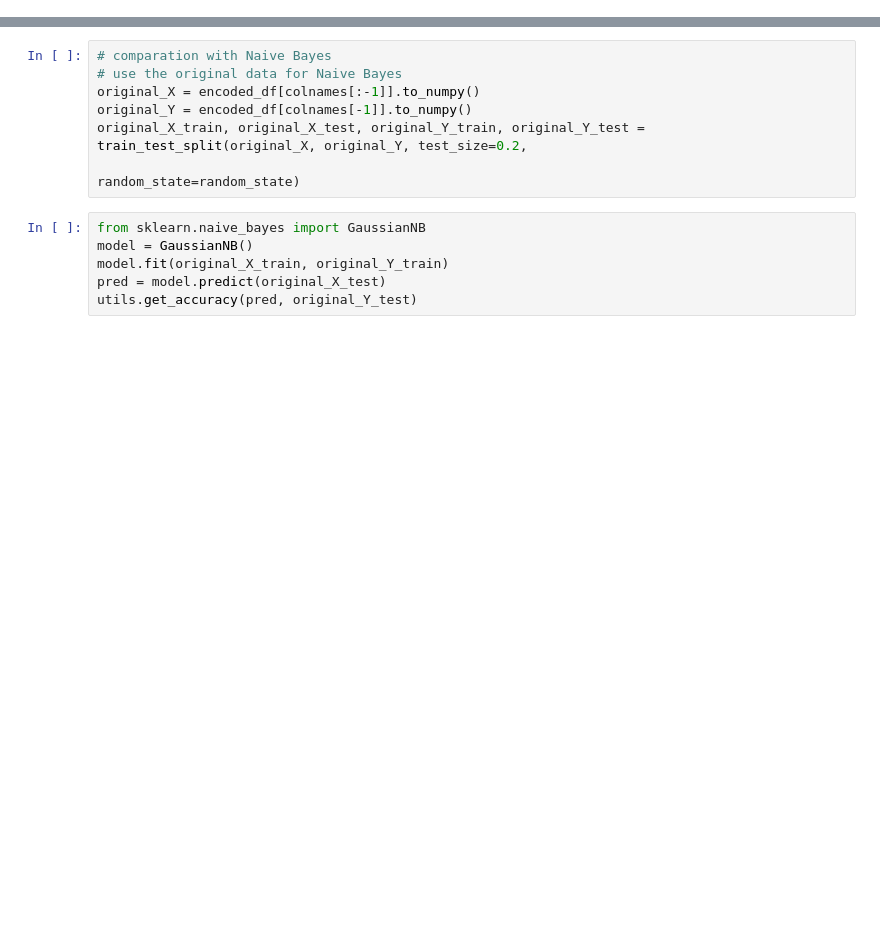
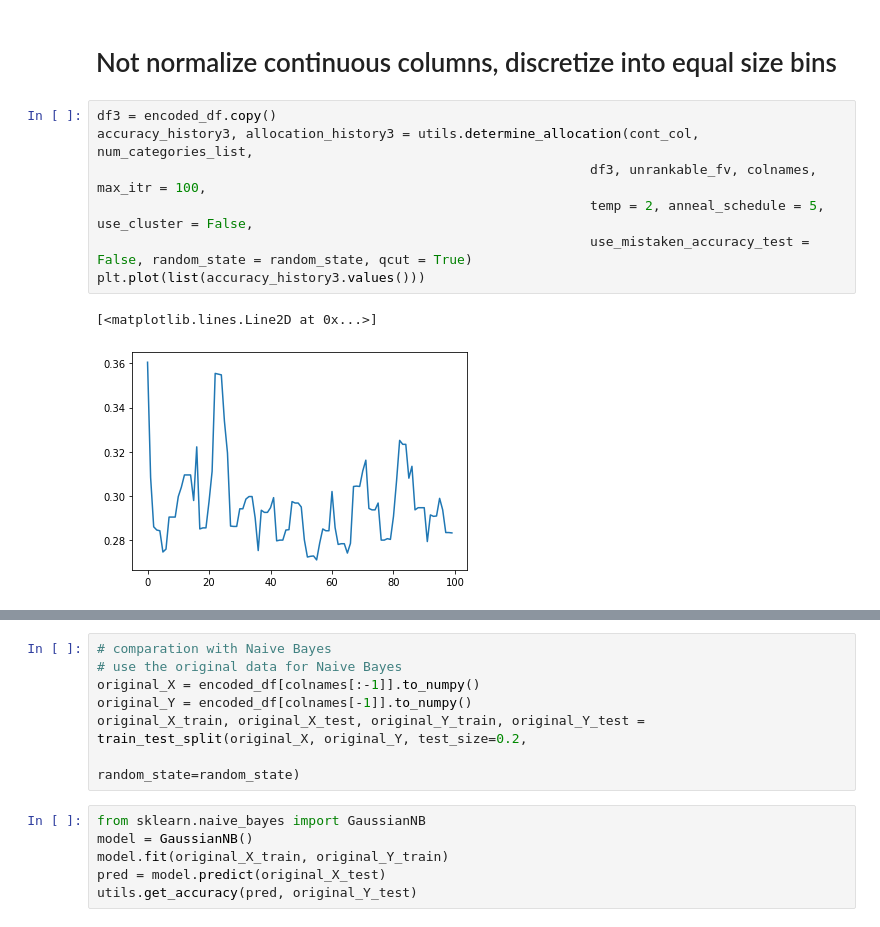
Before and after one commit to jameschengpeng/Improvement-to-Naive-Bayes-Classifier, a Jupyter notebook: code_test_for_adult_dataset.ipynb, the cells around one changed output, grey strips where cells are left out. Drawn from its saved outputs; the diff is of its cells as text; blank space fills up the shorter version.

```diff
--- a/code_test_for_adult_dataset.ipynb
+++ b/code_test_for_adult_dataset.ipynb
@@ -56,0 +89,12 @@ utils.accuracy_test(allocation_history[49], df_copy, unrankable, colnames, 0.5,
+# %% [markdown]
+# Not normalize continuous columns, discretize into equal size bins
+# %%
+df3 = encoded_df.copy()
+accuracy_history3, allocation_history3 = utils.determine_allocation(cont_col, num_categories_list,
+                                                               df3, unrankable_fv, colnames, max_itr = 100,
+                                                               temp = 2, anneal_schedule = 5, use_cluster = False,
+                                                               use_mistaken_accuracy_test = False, random_state = random_state, qcut = True)
+plt.plot(list(accuracy_history3.values()))
+# %% [output]
+[<matplotlib.lines.Line2D at 0x...>]
+[figure, added]
```
Also changed, not shown: parts of 21 cells of this notebook, 19 other files.
